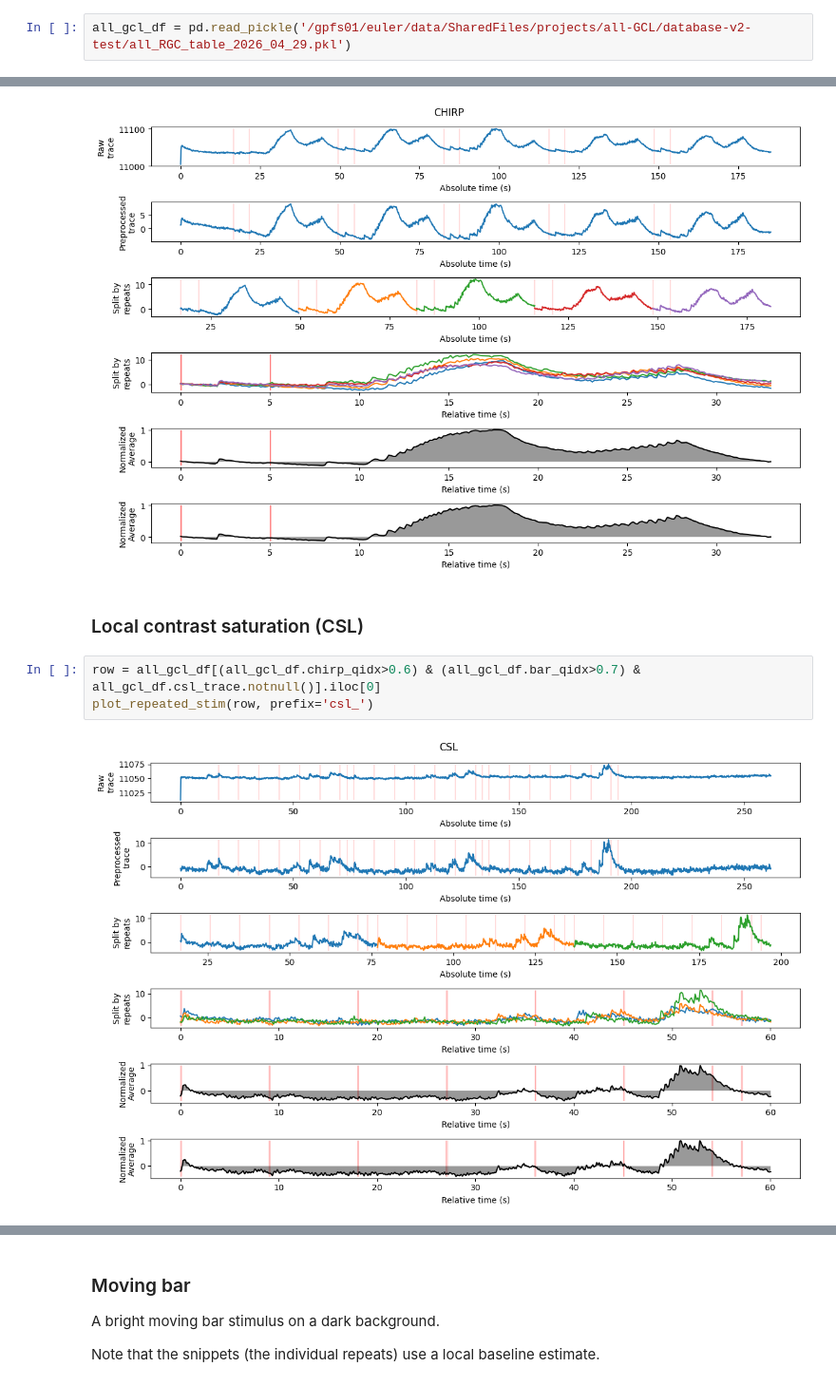
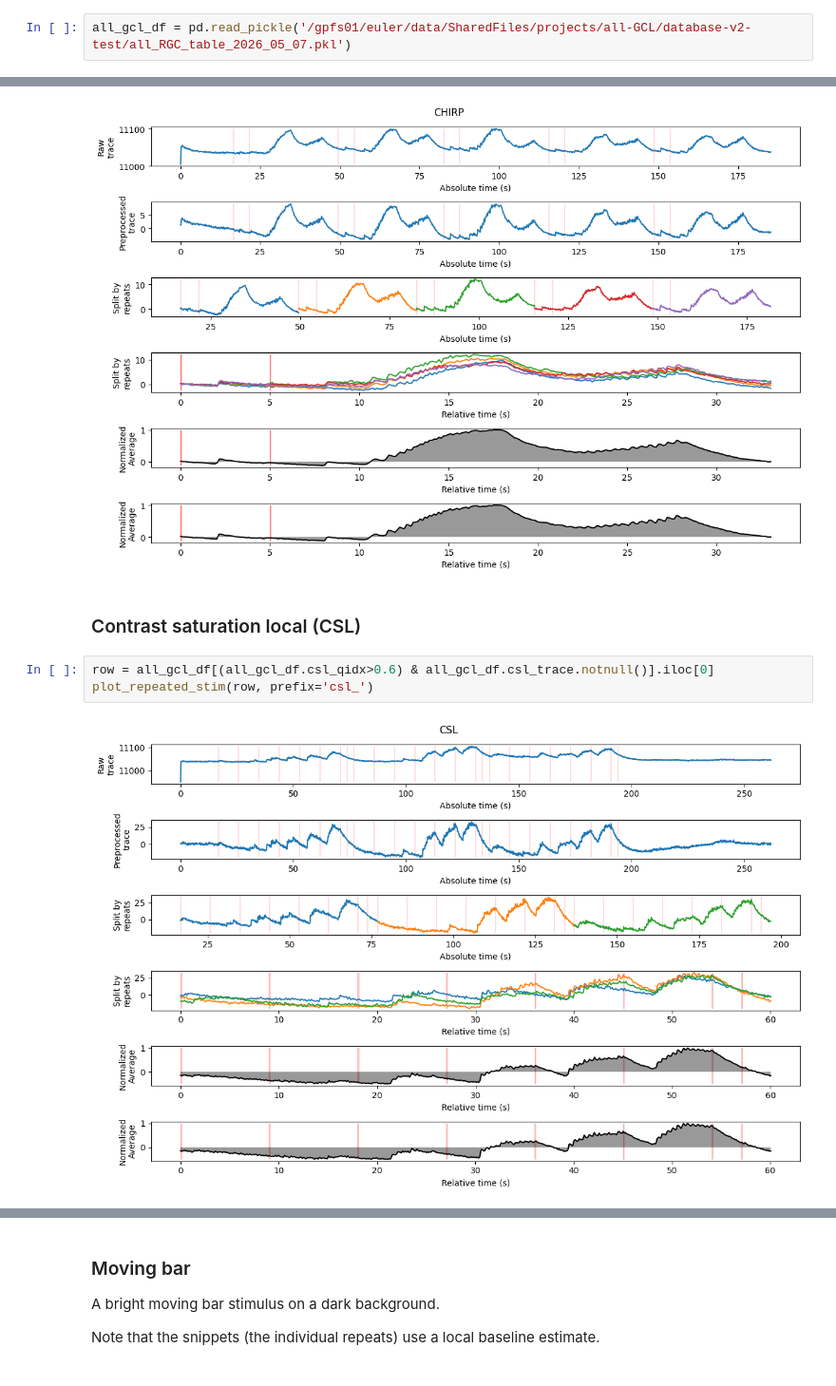
Before and after one commit to eulerlab/all-GCL-manuscript, a Jupyter notebook: notebooks/tutorials/plot_traces_and_triggers.ipynb, the cells around one changed output, grey strips where cells are left out. Shown at 95% size. Cells and saved outputs as stored; diff of their text form.

Commit message:
update traces and triggers tutorial

```diff
--- a/notebooks/tutorials/plot_traces_and_triggers.ipynb
+++ b/notebooks/tutorials/plot_traces_and_triggers.ipynb
@@ -21,7 +24,7 @@ from IPython.core.display_functions import clear_output
 # all_gcl_df = pd.read_parquet('/gpfs01/euler/data/SharedFiles/projects/all-GCL/database-v2-test/all_RGC_table_2026_04_29.parquet')
 # all_gcl_df = restore_numpy_arrays(all_gcl_df)
 # %%
-all_gcl_df = pd.read_pickle('/gpfs01/euler/data/SharedFiles/projects/all-GCL/database-v2-test/all_RGC_table_2026_04_29.pkl')
+all_gcl_df = pd.read_pickle('/gpfs01/euler/data/SharedFiles/projects/all-GCL/database-v2-test/all_RGC_table_2026_05_07.pkl')
 # %%
 all_gcl_df.experimenter.unique()
 # %% [output]
@@ -159,9 +166,9 @@ plot_repeated_stim(row, prefix='chirp_')
 # %% [output]
 [figure]
 # %% [markdown]
-### Local contrast saturation (CSL)
+### Contrast saturation local (CSL)
 # %%
-row = all_gcl_df[(all_gcl_df.chirp_qidx>0.6) & (all_gcl_df.bar_qidx>0.7) & all_gcl_df.csl_trace.notnull()].iloc[0]
+row = all_gcl_df[(all_gcl_df.csl_qidx>0.6) & all_gcl_df.csl_trace.notnull()].iloc[0]
 plot_repeated_stim(row, prefix='csl_')
 # %% [output]
-[figure, old version]
+[figure, new version]
```
Also changed, not shown: parts of 10 cells of this notebook, 2 other files.
